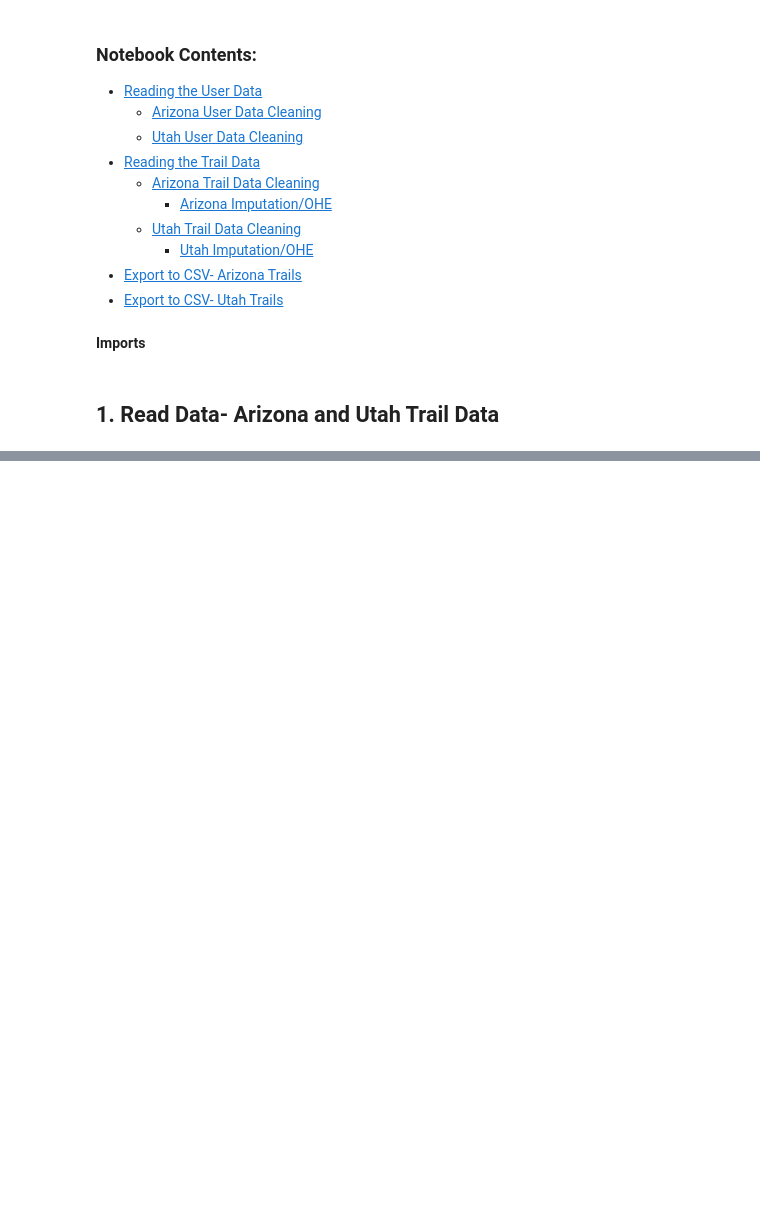
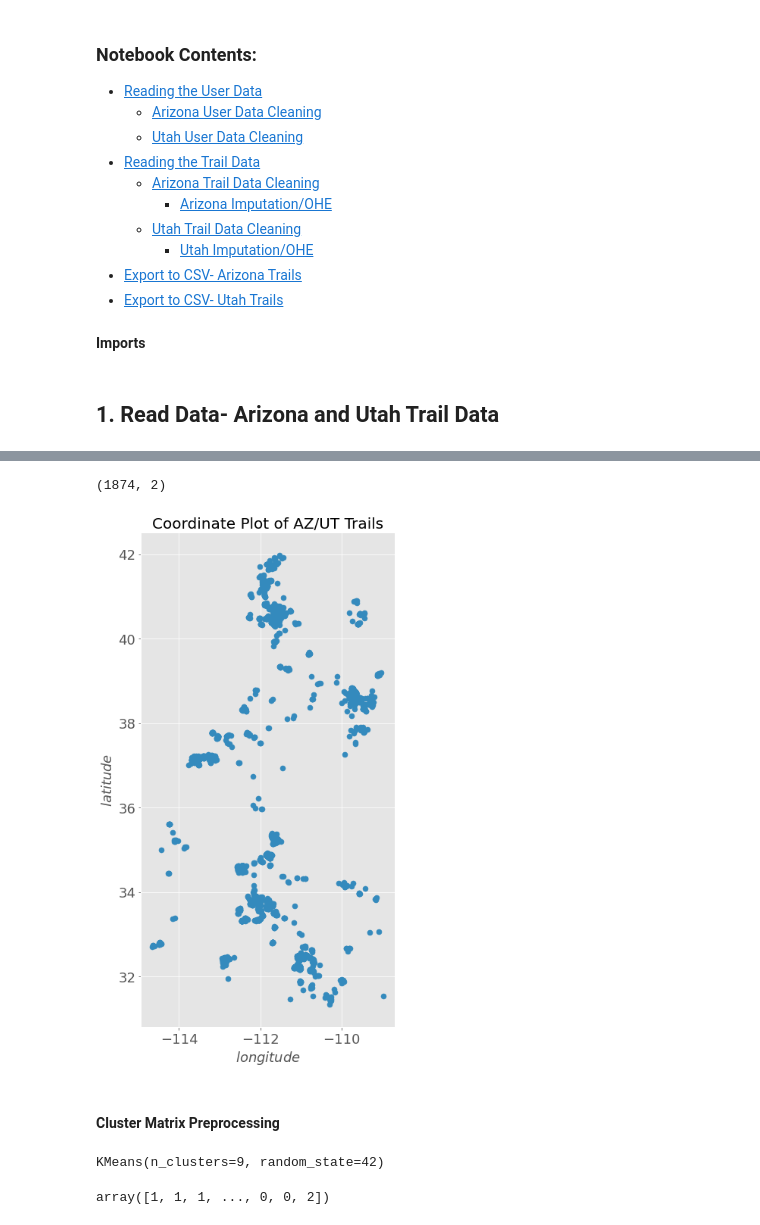
Before and after one commit to RyanCMcDonald/mtb_trail_recommender, a Jupyter notebook: 02_EDA.ipynb, the cells around one changed output, grey strips where cells are left out. Saved outputs shown, nothing was run; the diff lists cells and outputs as text; code cells hidden in the pictures; blank space fills up the shorter version.

```diff
--- a/02_EDA.ipynb
+++ b/02_EDA.ipynb
@@ -106,0 +120,3 @@ The majority of trails in Arizona are rated intermediate.
+# %%
+az_coordinates = pd.read_csv('./data/raw_trail_data/arizona_trails.csv', usecols=['longitude', 'latitude'])
+ut_coordinates = pd.read_csv('./data/raw_trail_data/utah_trails.csv', usecols=['longitude', 'latitude'])
@@ -106,0 +156,9 @@ The majority of trails in Arizona are rated intermediate.
+# %%
+# dropping nulls
+az_coordinates.dropna(inplace = True)
+ut_coordinates.dropna(inplace = True)
+
+# combining the two datasets for K-Means clustering
+datasets = [az_coordinates, ut_coordinates]
+coordinates = pd.concat(datasets)
+coordinates.head()
@@ -106,0 +172,16 @@ The majority of trails in Arizona are rated intermediate.
+# %%
+# both datasets are combined now adn ready for processing
+coordinates.shape
+# %% [output]
+(1874, 2)
+# %%
+# Plot the scatter
+ax = coordinates.plot(kind="scatter", x="latitude", y="longitude", figsize=(6,12), s=50)
+plt.xlabel("$longitude$", fontsize=18)
+plt.ylabel("$latitude$", fontsize=18)
+plt.title('Coordinate Plot of AZ/UT Trails', fontsize= 20)
+ax.tick_params(axis='both', which='major', labelsize=18)
+# %% [output]
+[figure, added]
+# %% [markdown]
+#### Cluster Matrix Preprocessing
@@ -106,0 +193,14 @@ The majority of trails in Arizona are rated intermediate.
+# %%
+# deciding on number of clusters.
+# we will start with k=9
+# instantiating KMeans
+
+km=KMeans(n_clusters=9, random_state=42)
+km.fit(latlong_sc)
+# %% [output]
+KMeans(n_clusters=9, random_state=42)
+# %%
+# cluster designations
+km.labels_
+# %% [output]
+array([1, 1, 1, ..., 0, 0, 2])
```
Also changed, not shown: parts of 18 cells of this notebook, 11 other files.
